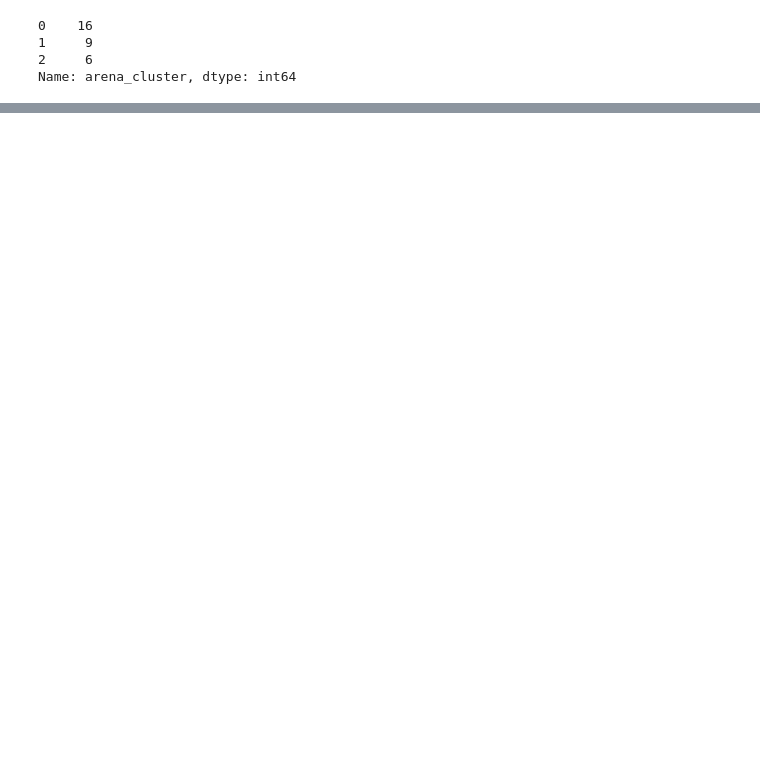
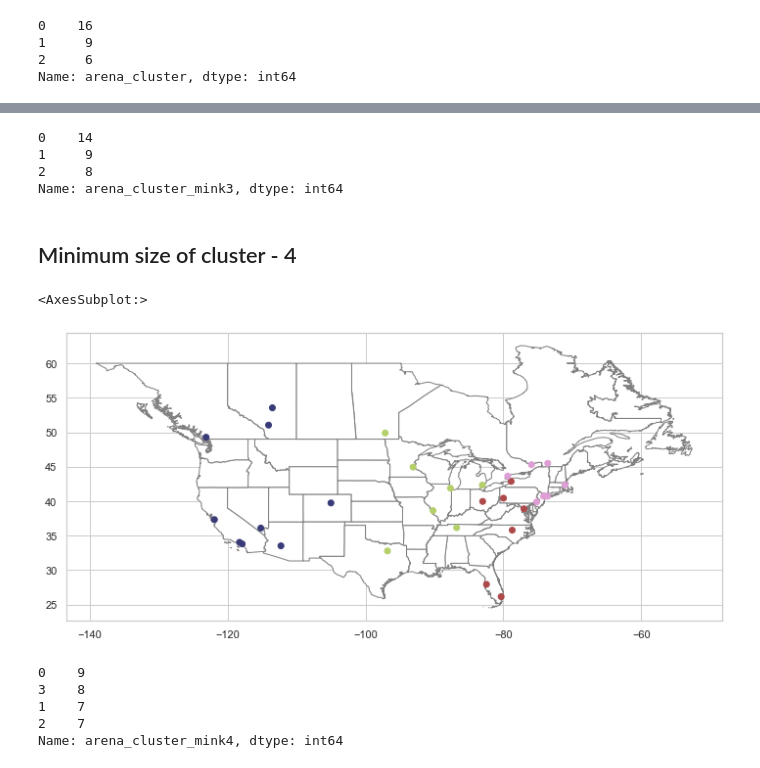
Before and after one commit to gregfeliu/Birthplace_Analysis_of_NHL_Players, a Jupyter notebook: notebooks/7.Clustering_Arenas.ipynb, the cells around one changed output, grey strips where cells are left out. Cells and saved outputs as stored; diff of their text form; code cells hidden in the pictures; blank space fills up the shorter version.

```diff
--- a/notebooks/7.Clustering_Arenas.ipynb
+++ b/notebooks/7.Clustering_Arenas.ipynb
@@ -137,0 +169,26 @@ Name: arena_cluster, dtype: int64
+# %%
+# number of teams in each cluster
+# more teams in east coast than west and central (least)
+arena_gdf.arena_cluster_mink3.value_counts()
+# %% [output]
+0    14
+1     9
+2     8
+Name: arena_cluster_mink3, dtype: int64
+# %% [markdown]
+## Minimum size of cluster - 4
+# %%
+plot_clusters(us_can_gdf, arena_gdf, "arena_cluster_mink4")
+# %% [output]
+<AxesSubplot:>
+[figure, added]
+# %%
+# number of teams in each cluster
+# more teams in west coast than west and central (least)
+arena_gdf.arena_cluster_mink4.value_counts()
+# %% [output]
+0    9
+3    8
+1    7
+2    7
+Name: arena_cluster_mink4, dtype: int64
```
Also changed, not shown: parts of 20 cells of this notebook, 1 other file.
